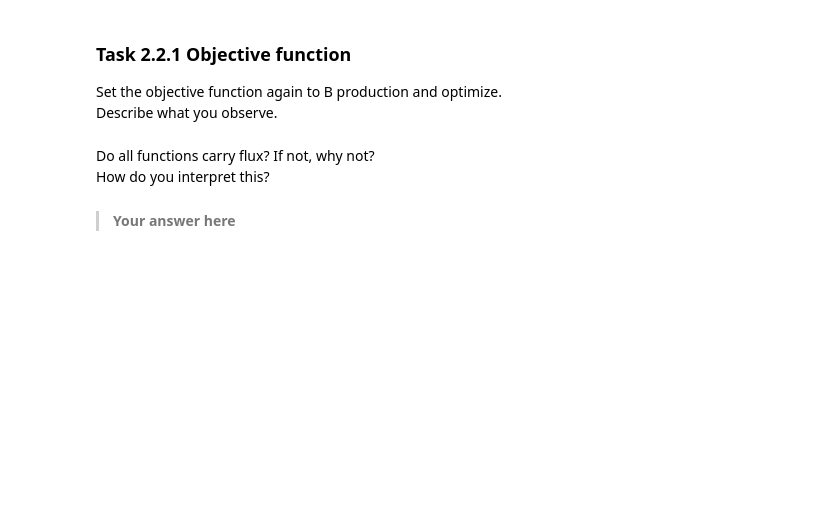
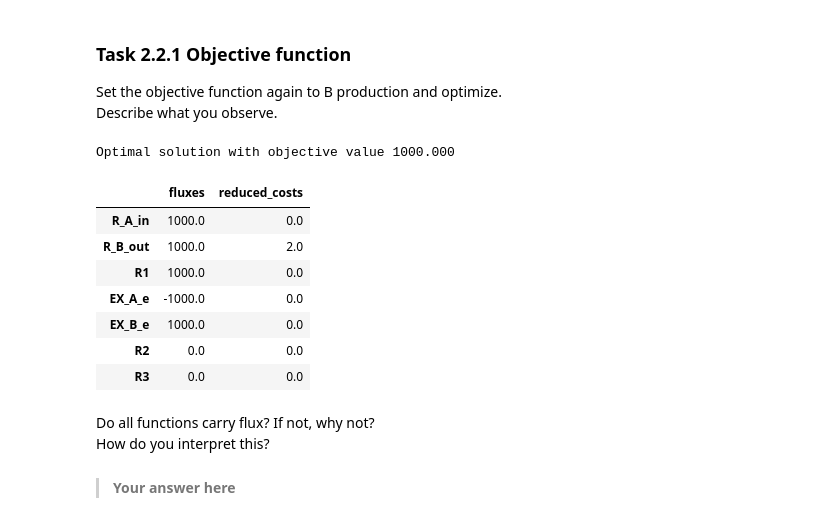
Before and after one commit to Bioinformatics-teaching-UiT/MPA_2026, a Jupyter notebook: day1/st_day1_task2.ipynb, the cells around one changed output. Cells and saved outputs as stored; diff of their text form; code cells hidden in the pictures; blank space fills up the shorter version.

```diff
--- a/day1/st_day1_task2.ipynb
+++ b/day1/st_day1_task2.ipynb
@@ -67,4 +82,7 @@ Note: Reactions in COBRA models that *import* or *export* metabolites are called
 # %%
 ## your code ##
 ## create model
+from cobra import Model, Reaction as Rxn, Metabolite as Met
+m1 = Model('M1')
+m1
 ## --- ##
@@ -86,3 +170,8 @@ Note: Reactions in COBRA models that *import* or *export* metabolites are called
 ## Add all reactions to the model.
 ## Note that metabolites are automatically added if they are correctly added as arguments to the reactions
 ## --- ##
+
+m1.add_reactions([A_in, B_out, R1])
+
+m1.add_boundary(metabolite = m1.metabolites.get_by_id("A_e"), type="exchange", ub = 0)
+m1.add_boundary(metabolite = m1.metabolites.get_by_id("B_e"), type="exchange", lb = 0)
@@ -89,6 +189,12 @@ Note: Reactions in COBRA models that *import* or *export* metabolites are called
 # %%
 ## your code ##
 ## print m1 summary ##
+cobra.Model.summary(m1)
 ## Iterate through all reactions and print their name, lower and upper boundary
+print("Reactions")
+print("---------")
+[print("%s : %s : %s" % (r.id, r.lower_bound, r.upper_bound)) for r in m1.reactions]
 ## make a copy(!) of m1 called m_baseM1
 ## --- ##
+
+m_baseM1 = m1.copy()
@@ -153,10 +308,36 @@ What is the difference to creating a real copy?
 ## your code ##
 ## Add metabolites and reactions according to the scheme to M2
 ## create model
+m2 = m_baseM1.copy()
+m2.id = "M2"
 ## create and add additional metabolite
+metC_c = Met( id = "C_c", compartment="c" )
+m2.add_metabolites( metC_c )
+m2.reactions.R1.bounds = (0,1000)
+
 ## create and add additional reactions
+
+R2=Rxn(id="R2", subsystem="c", lower_bound=0)
+R3=Rxn(id="R3", subsystem="c", lower_bound=-1000)
+R2.add_metabolites({
+    metA_c: -1.0,
+    metC_c:  1.0
+})
+
+R3.add_metabolites({
+    metB_c: 1.0,
+    metC_c: -1.0
+})
+
+m2.add_reactions([R2, R3])
+
 ## add objective to B outflux again
+
+m2.objective = "EX_B_e"
+
 ## make a deep copy of this model also termed m_baseM2
+
+m_baseM2 = m2.copy()
 ## --- ##
 # %%
 ## your code ##
@@ -171,7 +376,19 @@ Set the objective function again to B production and optimize.
 Describe what you observe.
 # %%
 ## your code ##
+m2.objective = "EX_B_e"
+m2.optimize()
 ## --- ##
+# %% [output]
+Optimal solution with objective value 1000.000
+|  | fluxes | reduced_costs |
+| R_A_in | 1000.0 | 0.0 |
+| R_B_out | 1000.0 | 2.0 |
+| R1 | 1000.0 | 0.0 |
+| EX_A_e | -1000.0 | 0.0 |
+| EX_B_e | 1000.0 | 0.0 |
+| R2 | 0.0 | 0.0 |
+| R3 | 0.0 | 0.0 |
 # %% [markdown]
 Do all functions carry flux? If not, why not?
 How do you interpret this?
```
Also changed, not shown: parts of 17 cells of this notebook, 4 other files.
